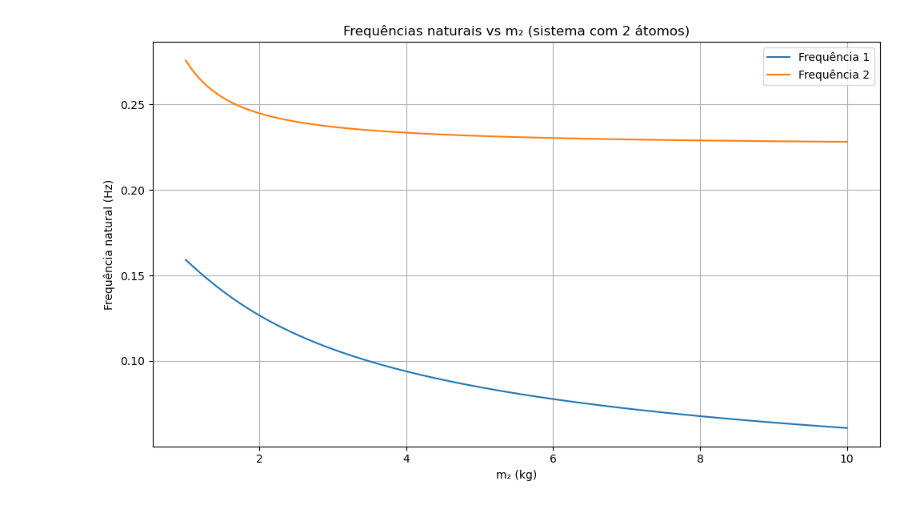
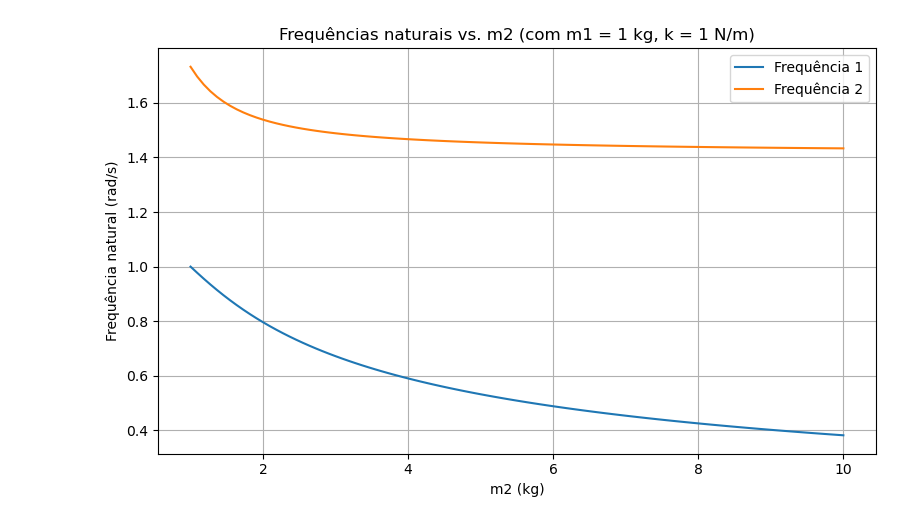
Before and after one commit to KaiqueFalcao/AV4, a Jupyter notebook: AV4.ipynb, the cells around one changed output. Saved outputs shown, nothing was run; the diff lists cells and outputs as text; code cells hidden in the pictures.

```diff
--- a/AV4.ipynb
+++ b/AV4.ipynb
@@ -6,61 +6,50 @@
 import numpy as np
 import matplotlib.pyplot as plt
 
-def calcular_frequencias_modos(massas, k=1):
-    """
-    Calcula as frequências naturais e modos normais para uma cadeia cíclica de massas conectadas por molas.
+def matriz_dinamica_2atomos(m1, m2, k):
+    """Retorna a matriz dinâmica para 2 átomos com contorno periódico."""
+    D = np.array([
+        [(2 * k) / m1, -k / m1],
+        [-k / m2, (2 * k) / m2]
+    ])
+    return D
 
-    Parâmetros:
-    - massas: lista de massas [m1, m2] ou [m1, m2, m3]
-    - k: constante da mola (padrão: 1 N/m)
-
-    Retorna:
-    - frequências naturais (Hz)
-    - modos normais (autovetores)
-    """
-    n = len(massas)
-    M = np.diag(massas)  # Matriz de massas
-
-    # Matriz de rigidez para conexões cíclicas
-    K = np.zeros((n, n))
-    for i in range(n):
-        K[i, i] = 2 * k
-        K[i, (i - 1) % n] = -k
-        K[i, (i + 1) % n] = -k
-
-    # Resolver o problema generalizado de autovalores: K v = w² M v
-    w2, modos = np.linalg.eig(np.linalg.inv(M) @ K)
-    w2 = np.real(w2)
-    w = np.sqrt(np.abs(w2))  # Frequências naturais (rad/s)
-    freq = w / (2 * np.pi)   # Converter para Hz
-
-    # Ordenar por frequência
-    idx = np.argsort(freq)
-    freq = freq[idx]
-    modos = modos[:, idx]
-
+def calcula_frequencias_modos(m1, m2, k):
+    """Calcula frequências naturais (rad/s) e modos normais."""
+    D = matriz_dinamica_2atomos(m1, m2, k)
+    autovalores, autovetores = np.linalg.eig(D)
+    # Ordenar por frequência crescente
+    idx = np.argsort(autovalores)
+    freq = np.sqrt(np.abs(autovalores[idx]))  # omega = sqrt(lambda)
+    modos = autovetores[:, idx]
+    print(D)
+    print (autovalores)
+    print(autovetores)
     return freq, modos
 
-# Teste para 2 massas (m1=1, m2 variando)
-m1 = 1
-m2_values = np.linspace(1, 10, 100)
-freqs_2atoms = []
+# Parâmetros fixos
+m1 = 1.0
+k = 1.0
 
-for m2 in m2_values:
-    freq, _ = calcular_frequencias_modos([m1, m2])
-    freqs_2atoms.append(freq)
+# Variação de m2
+m2_vals = np.linspace(1, 10, 100)
+freqs = []
 
-freqs_2atoms = np.array(freqs_2atoms)
+for m2 in m2_vals:
+    f, _ = calcula_frequencias_modos(m1, m2, k)
+    freqs.append(f)
 
-# Plotando as frequências naturais para o caso de 2 átomos
-plt.figure(figsize=(10, 6))
-plt.plot(m2_values, freqs_2atoms[:, 0], label='Frequência 1')
-plt.plot(m2_values, freqs_2atoms[:, 1], label='Frequência 2')
-plt.xlabel('m₂ (kg)')
-plt.ylabel('Frequência natural (Hz)')
-plt.title('Frequências naturais vs m₂ (sistema com 2 átomos)')
+freqs = np.array(freqs)
+
+# Plot
+plt.figure(figsize=(8, 5))
+plt.plot(m2_vals, freqs[:, 0], label='Frequência 1')
+plt.plot(m2_vals, freqs[:, 1], label='Frequência 2')
+plt.xlabel('m2 (kg)')
+plt.ylabel('Frequência natural (rad/s)')
+plt.title('Frequências naturais vs. m2 (com m1 = 1 kg, k = 1 N/m)')
+plt.grid(True)
 plt.legend()
-plt.grid(True)
 plt.tight_layout()
 plt.show()
 # %% [output]
@@ -67 +73 @@ plt.show()
-[figure, old version]
+[figure, new version]
```
Also changed, not shown: parts of 2 cells of this notebook.
